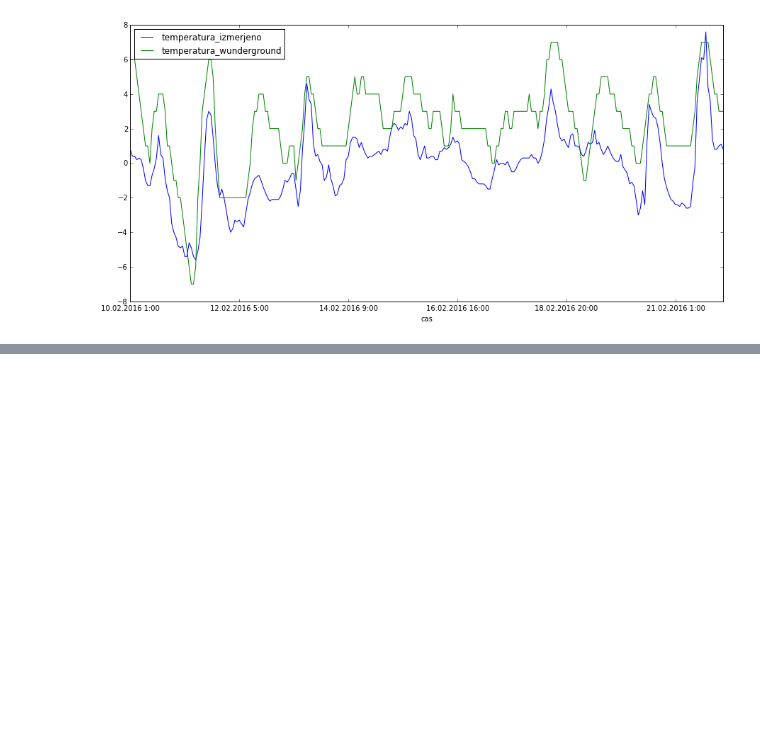
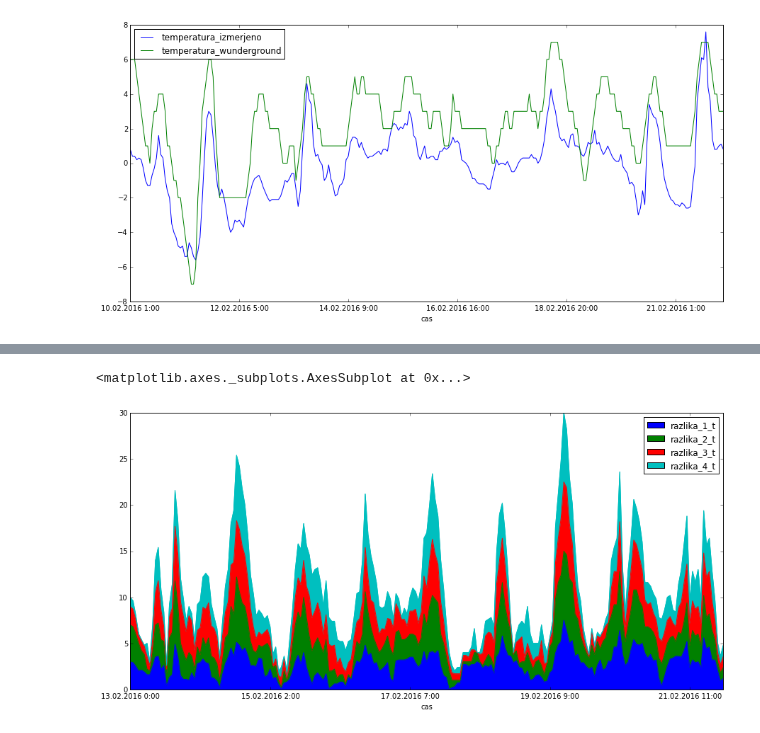
Before and after one commit to zigazupancic/analiza-napovedovanja-vremena, a Jupyter notebook: Analiza napovedovanja vremena.ipynb, the cells around one changed output, grey strips where cells are left out. Saved outputs shown, nothing was run; the diff lists cells and outputs as text; code cells hidden in the pictures; blank space fills up the shorter version.

Commit message:
Dodaj analiza AccuWeather

```diff
--- a/Analiza napovedovanja vremena.ipynb
+++ b/Analiza napovedovanja vremena.ipynb
@@ -162,0 +163,43 @@ Za `AccuWeather` si oglejmo le graf, ki prikazuje spreminjanje napovedane temper
+# %%
+analiza_accu = pd.merge(izmerjeni_podatki, accu_1, left_index=True, right_index=True,
+                                      suffixes=('', '_dan1'))
+analiza_accu = pd.merge(analiza_accu, accu_2, left_index=True, right_index=True,
+                                      suffixes=('', '_dan2'))
+analiza_accu = pd.merge(analiza_accu, accu_3, left_index=True, right_index=True,
+                                      suffixes=('', '_dan3'))
+analiza_accu = pd.merge(analiza_accu, accu_4, left_index=True, right_index=True,
+                                      suffixes=('', '_dan4'))
+analiza_accu['razlika_1_t'] = analiza_accu.temperatura_dan1 - analiza_accu.temperatura
+analiza_accu['razlika_1_v'] = analiza_accu.vlaznost_dan1 - analiza_accu.vlaznost
+analiza_accu['razlika_2_t'] = analiza_accu.temperatura_dan2 - analiza_accu.temperatura
+analiza_accu['razlika_2_v'] = analiza_accu.vlaznost_dan2 - analiza_accu.vlaznost
+analiza_accu['razlika_3_t'] = analiza_accu.temperatura_dan3 - analiza_accu.temperatura
+analiza_accu['razlika_3_v'] = analiza_accu.vlaznost_dan3 - analiza_accu.vlaznost
+analiza_accu['razlika_4_t'] = analiza_accu.temperatura_dan4 - analiza_accu.temperatura
+analiza_accu['razlika_4_v'] = analiza_accu.vlaznost_dan4 - analiza_accu.vlaznost
+
+accu_1_t_max = max(abs(analiza_accu['razlika_1_t']))
+accu_1_t_avg = analiza_accu['razlika_1_t'].apply(abs).mean()
+accu_1_v_max = max(abs(analiza_accu['razlika_1_v']))
+accu_1_v_avg = analiza_accu['razlika_1_v'].apply(abs).mean()
+accu_2_t_max = max(abs(analiza_accu['razlika_2_t']))
+accu_2_t_avg = analiza_accu['razlika_2_t'].apply(abs).mean()
+accu_2_v_max = max(abs(analiza_accu['razlika_2_v']))
+accu_2_v_avg = analiza_accu['razlika_2_v'].apply(abs).mean()
+accu_3_t_max = max(abs(analiza_accu['razlika_3_t']))
+accu_3_t_avg = analiza_accu['razlika_3_t'].apply(abs).mean()
+accu_3_v_max = max(abs(analiza_accu['razlika_3_v']))
+accu_3_v_avg = analiza_accu['razlika_3_v'].apply(abs).mean()
+accu_4_t_max = max(abs(analiza_accu['razlika_4_t']))
+accu_4_t_avg = analiza_accu['razlika_4_t'].apply(abs).mean()
+accu_4_v_max = max(abs(analiza_accu['razlika_4_v']))
+accu_4_v_avg = analiza_accu['razlika_4_v'].apply(abs).mean()
+
+primerjava_accu = {'Dan 1': [accu_1_t_max, accu_1_t_avg, accu_1_v_max, accu_1_v_avg],
+                   'Dan 2': [accu_2_t_max, accu_2_t_avg, accu_2_v_max, accu_2_v_avg],
+                   'Dan 3': [accu_3_t_max, accu_3_t_avg, accu_3_v_max, accu_3_v_avg],
+                   'Dan 4': [accu_4_t_max, accu_4_t_avg, accu_4_v_max, accu_4_v_avg]}
+tabela_accu = pd.DataFrame(data=primerjava_accu, index = ['Največja napaka temperature', 'Povprečna napaka temperature',
+                                                     'Največja napaka vlage', 'Povprečna napaka vlage'])
+
+tabela_accu
@@ -162,0 +212,5 @@ Za `AccuWeather` si oglejmo le graf, ki prikazuje spreminjanje napovedane temper
+# %%
+analiza_accu[['razlika_1_t','razlika_2_t','razlika_3_t','razlika_4_t']].apply(abs).plot(kind='area', figsize=(15,7))
+# %% [output]
+<matplotlib.axes._subplots.AxesSubplot at 0x...>
+[figure, added]
```
Also changed, not shown: parts of 2 cells of this notebook.
